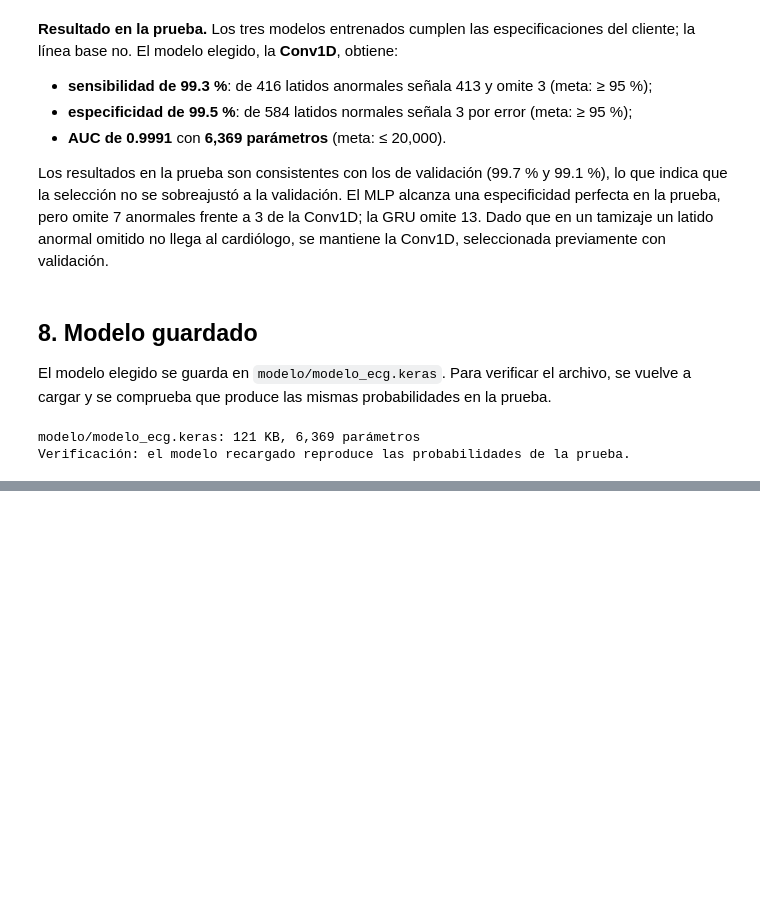
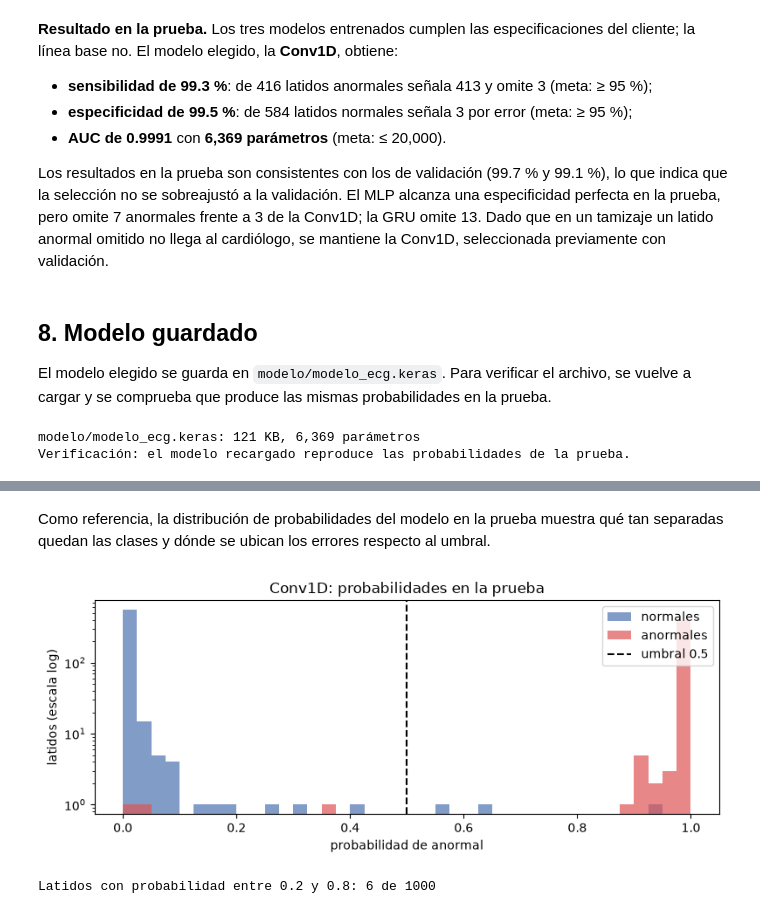
Before and after one commit to SantRR/aa3-examen-p2-equipo-7, a Jupyter notebook: ecg/DEV_ecg.ipynb, the cells around one changed output, grey strips where cells are left out. Saved outputs shown, nothing was run; the diff lists cells and outputs as text; code cells hidden in the pictures; blank space fills up the shorter version.

```diff
--- a/ecg/DEV_ecg.ipynb
+++ b/ecg/DEV_ecg.ipynb
@@ -602,0 +702,21 @@ Verificación: el modelo recargado reproduce las probabilidades de la prueba.
+# %% [markdown]
+Como referencia, la distribución de probabilidades del modelo en la prueba muestra qué
+tan separadas quedan las clases y dónde se ubican los errores respecto al umbral.
+# %%
+_, ax = plt.subplots(figsize=(8, 3.4))
+bins = np.linspace(0, 1, 41)
+ax.hist(prob_e[y_prueba == 0], bins=bins, color="#4C72B0", alpha=0.7, label="normales")
+ax.hist(prob_e[y_prueba == 1], bins=bins, color="#DD5555", alpha=0.7, label="anormales")
+ax.axvline(UMBRAL, color="black", ls="--", label="umbral 0.5")
+ax.set_yscale("log")
+ax.set_xlabel("probabilidad de anormal")
+ax.set_ylabel("latidos (escala log)")
+ax.set_title(f"{ELEGIDO}: probabilidades en la prueba")
+ax.legend()
+plt.tight_layout()
+plt.show()
+cerca = ((prob_e > 0.2) & (prob_e < 0.8)).sum()
+print(f"Latidos con probabilidad entre 0.2 y 0.8: {cerca} de {len(prob_e)}")
+# %% [output]
+[figure, added]
+Latidos con probabilidad entre 0.2 y 0.8: 6 de 1000
```
Also changed, not shown: parts of 4 cells of this notebook.
